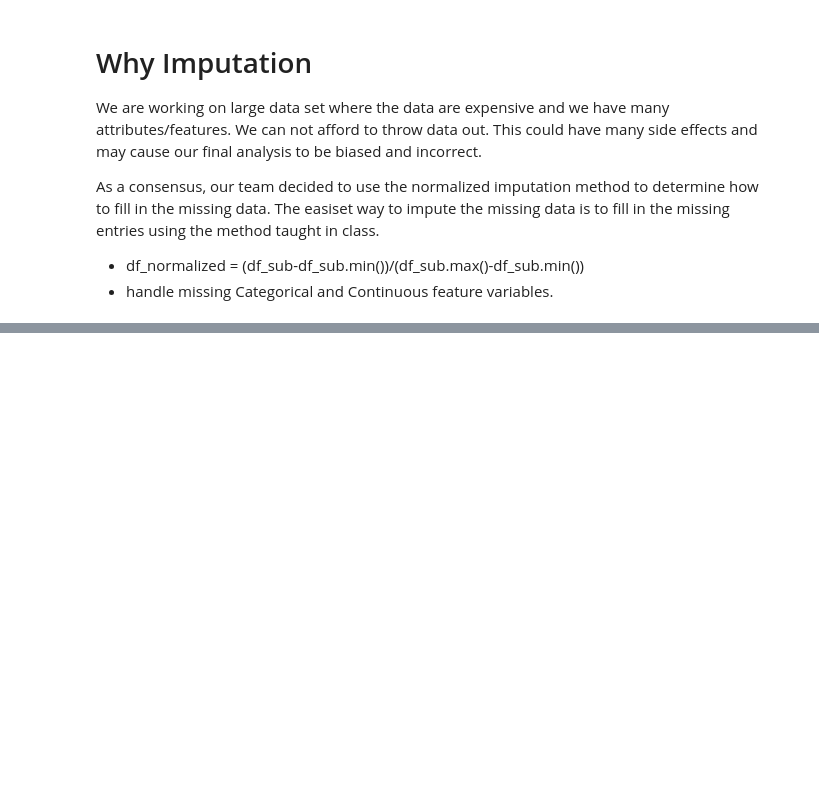
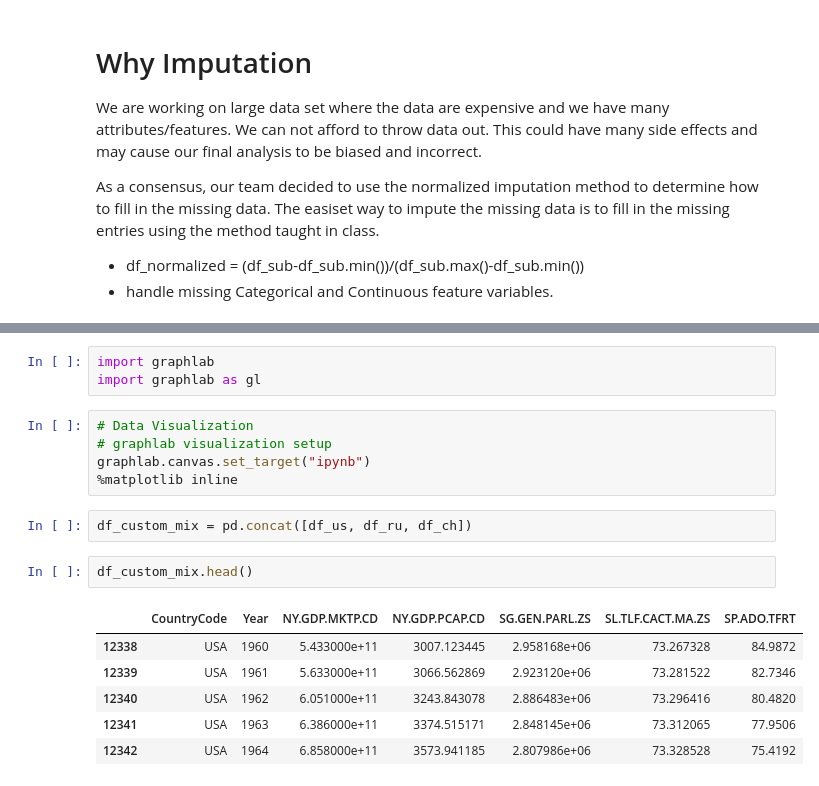
Before and after one commit to sanjayj/SMUMSDS2016, a Jupyter notebook: WDI Exploratory Data Analysis - Rev9.ipynb, the cells around one changed output, grey strips where cells are left out. Cells and saved outputs as stored; diff of their text form; blank space fills up the shorter version.

```diff
--- a/WDI Exploratory Data Analysis - Rev9.ipynb
+++ b/WDI Exploratory Data Analysis - Rev9.ipynb
@@ -1975,0 +1980,19 @@ As a consensus, our team decided to use the normalized imputation method to dete
+# %%
+import graphlab
+import graphlab as gl
+# %%
+# Data Visualization
+# graphlab visualization setup
+graphlab.canvas.set_target("ipynb")
+%matplotlib inline
+# %%
+df_custom_mix = pd.concat([df_us, df_ru, df_ch])
+# %%
+df_custom_mix.head()
+# %% [output]
+|  | CountryCode | Year | NY.GDP.MKTP.CD | NY.GDP.PCAP.CD | SG.GEN.PARL.ZS | SL.TLF.CACT.MA.ZS | SP.ADO.TFRT |
+| 12338 | USA | 1960 | 5.433000e+11 | 3007.123445 | 2.958168e+06 | 73.267328 | 84.9872 |
+| 12339 | USA | 1961 | 5.633000e+11 | 3066.562869 | 2.923120e+06 | 73.281522 | 82.7346 |
+| 12340 | USA | 1962 | 6.051000e+11 | 3243.843078 | 2.886483e+06 | 73.296416 | 80.4820 |
+| 12341 | USA | 1963 | 6.386000e+11 | 3374.515171 | 2.848145e+06 | 73.312065 | 77.9506 |
+| 12342 | USA | 1964 | 6.858000e+11 | 3573.941185 | 2.807986e+06 | 73.328528 | 75.4192 |
```
Also changed, not shown: parts of 19 cells of this notebook.
